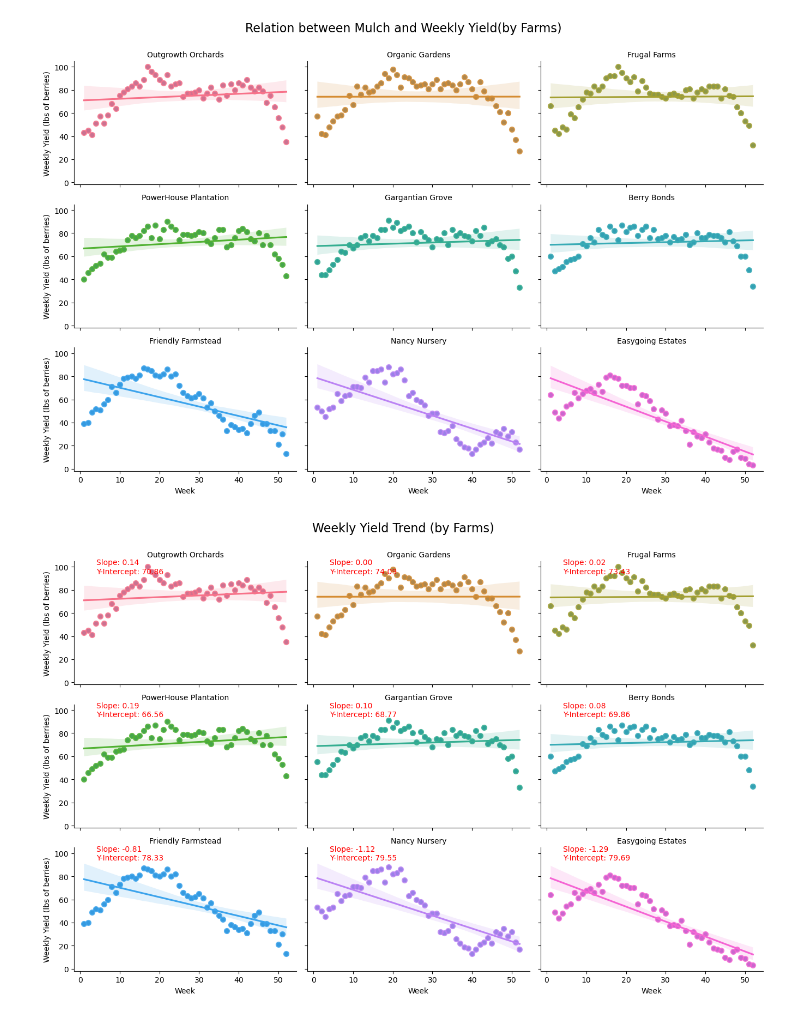
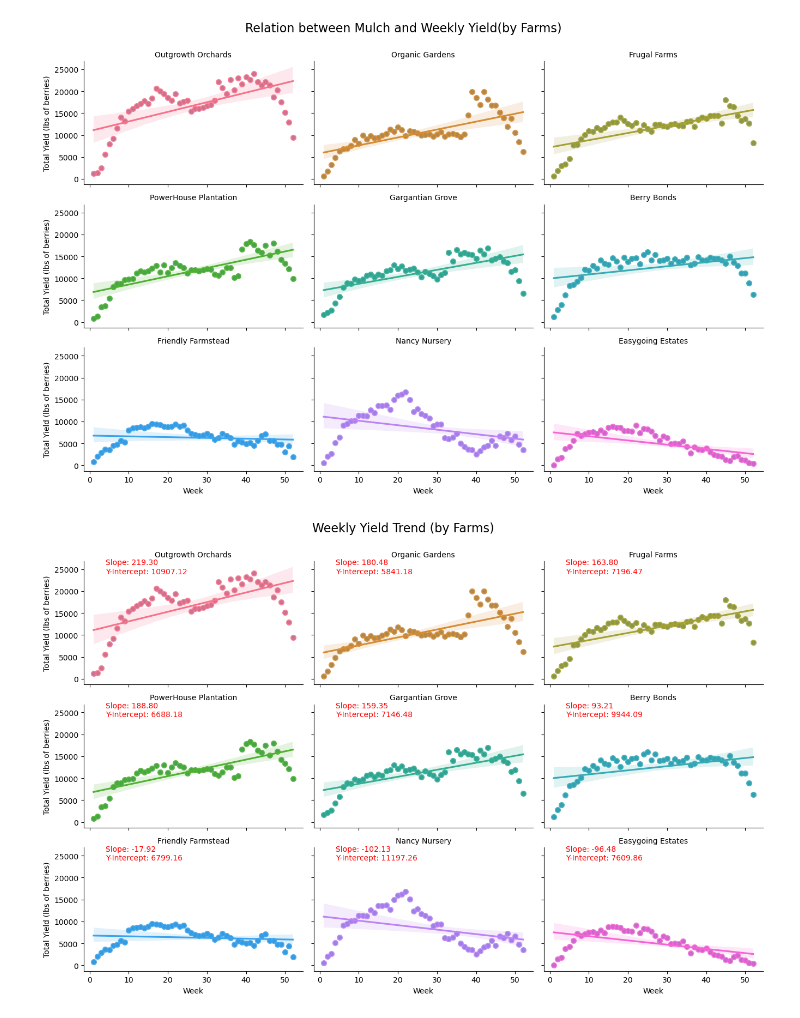
Before and after one commit to tsulthar/OrchardAnalysisTakeHome, a Jupyter notebook: OrchardAnalysis.ipynb, the cells around one changed output. Drawn from its saved outputs; the diff is of its cells as text; code cells hidden in the pictures.

```diff
--- a/OrchardAnalysis.ipynb
+++ b/OrchardAnalysis.ipynb
@@ -7,6 +7,6 @@ import statsmodels.api as sm
 import numpy as np
 # %%
 #import data
-OrchardInfo = pd.read_csv("VeganBerry_Orchard_RawData.csv")
+OrchardInfo = pd.read_csv("VeganBerry_Orchard_Updated_Per_Tree.csv")
 # %%
 #data review
@@ -21,6 +22,6 @@ OrchardInfo.head()
 # %%
 #Transform to df
-Orchard = OrchardInfo[["Week","Fertilizer Measured","Mulch Measured","Rain","Nutrition Lvl","Moisture","Temp","Weekly_Yield","Orchard","Location","Total Trees","Total Watered","Trees Planted"]]
+Orchard = OrchardInfo[["Week","Fertilizer Measured","Mulch Measured","Rain","Nutrition Lvl","Moisture","Temp","Orchard","Location","Total Watered","Total Trees","Total_Yield"]]
 Orchard= Orchard.apply(lambda x: x.str.strip() if x.dtype == "object" else x)
 Orchard.info()
 # %% [output]
@@ -135,25 +134,25 @@ palette = sns.color_palette("husl", len(Orchard['Orchard'].unique()))
 g = sns.FacetGrid(Orchard, col="Orchard", col_wrap=3, height=3, aspect=1.5)
 
 # Map the scatterplot to the grid
-g.map(sns.scatterplot, "Week", "Weekly_Yield")
+g.map(sns.scatterplot, "Week", "Total_Yield")
 
 # Map the regression plot to the grid with custom colors
 for ax, hue in zip(g.axes.flatten(), Orchard['Orchard'].unique()):
     subdata = Orchard[Orchard['Orchard'] == hue]  # Filter data for the current hue
-    sns.regplot(x='Week', y='Weekly_Yield', data=subdata, ax=ax, color=palette[list(Orchard['Orchard'].unique()).index(hue)], scatter_kws={'s': 50})
+    sns.regplot(x='Week', y='Total_Yield', data=subdata, ax=ax, color=palette[list(Orchard['Orchard'].unique()).index(hue)], scatter_kws={'s': 50})
 
 # Add a main title
 plt.subplots_adjust(top=0.9)  # Adjust the top to make space for the title
 g.fig.suptitle('Relation between Mulch and Weekly Yield(by Farms)', fontsize=16)
 
 # Add titles and labels
-g.set_axis_labels("Week", "Weekly Yield (lbs of berries)")
+g.set_axis_labels("Week", "Total Yield (lbs of berries)")
 g.set_titles(col_template="{col_name}")
 
 # Show the plot
 plt.show()
 # %% [output]
-[figure, old version]
+[figure, new version]
 # %%
 #Linear Regression analysis of weekly yield with y-intercept info and slope
 # Define a custom color palette
@@ -163,38 +162,38 @@ palette = sns.color_palette("husl", len(Orchard['Orchard'].unique()))
 g = sns.FacetGrid(Orchard, col="Orchard", col_wrap=3, height=3, aspect=1.5)
 
 # Function to calculate slope and y-intercept
 def calculate_slope_intercept(x, y):
     coeffs = np.polyfit(x, y, 1)  # Fit a linear regression model
     slope = coeffs[0]
     intercept = coeffs[1]
     return slope, intercept
 
 # Map the scatterplot to the grid
-g.map(sns.scatterplot, "Week", "Weekly_Yield")
+g.map(sns.scatterplot, "Week", "Total_Yield")
 
 # Map the regression plot to the grid with custom colors
 for ax, hue in zip(g.axes.flatten(), Orchard['Orchard'].unique()):
     subdata = Orchard[Orchard['Orchard'] == hue]  # Filter data for the current hue
-    sns.regplot(x='Week', y='Weekly_Yield', data=subdata, ax=ax, color=palette[list(Orchard['Orchard'].unique()).index(hue)], scatter_kws={'s': 50})
+    sns.regplot(x='Week', y='Total_Yield', data=subdata, ax=ax, color=palette[list(Orchard['Orchard'].unique()).index(hue)], scatter_kws={'s': 50})
 
     # Calculate slope and y-intercept
-    slope, intercept = calculate_slope_intercept(subdata['Week'], subdata['Weekly_Yield'])
+    slope, intercept = calculate_slope_intercept(subdata['Week'], subdata['Total_Yield'])
 
     # Annotate the slope and y-intercept on the plot
     ax.text(0.1, 0.9, f'Slope: {slope:.2f}\nY-Intercept: {intercept:.2f}', transform=ax.transAxes, fontsize=10, color='red')
 
 # Add a main title
 plt.subplots_adjust(top=0.9)  # Adjust the top to make space for the title
 g.fig.suptitle('Weekly Yield Trend (by Farms)', fontsize=16)
 
 # Add titles and labels
-g.set_axis_labels("Week", "Weekly Yield (lbs of berries)")
+g.set_axis_labels("Week", "Total Yield (lbs of berries)")
 g.set_titles(col_template="{col_name}")
 
 # Show the plot
 plt.show()
 # %% [output]
-[figure, old version]
+[figure, new version]
 # %%
 #Linear Regression analysis of mulch measured vs weekly yield
 # Define a custom color palette
```
Also changed, not shown: parts of 13 cells of this notebook.
